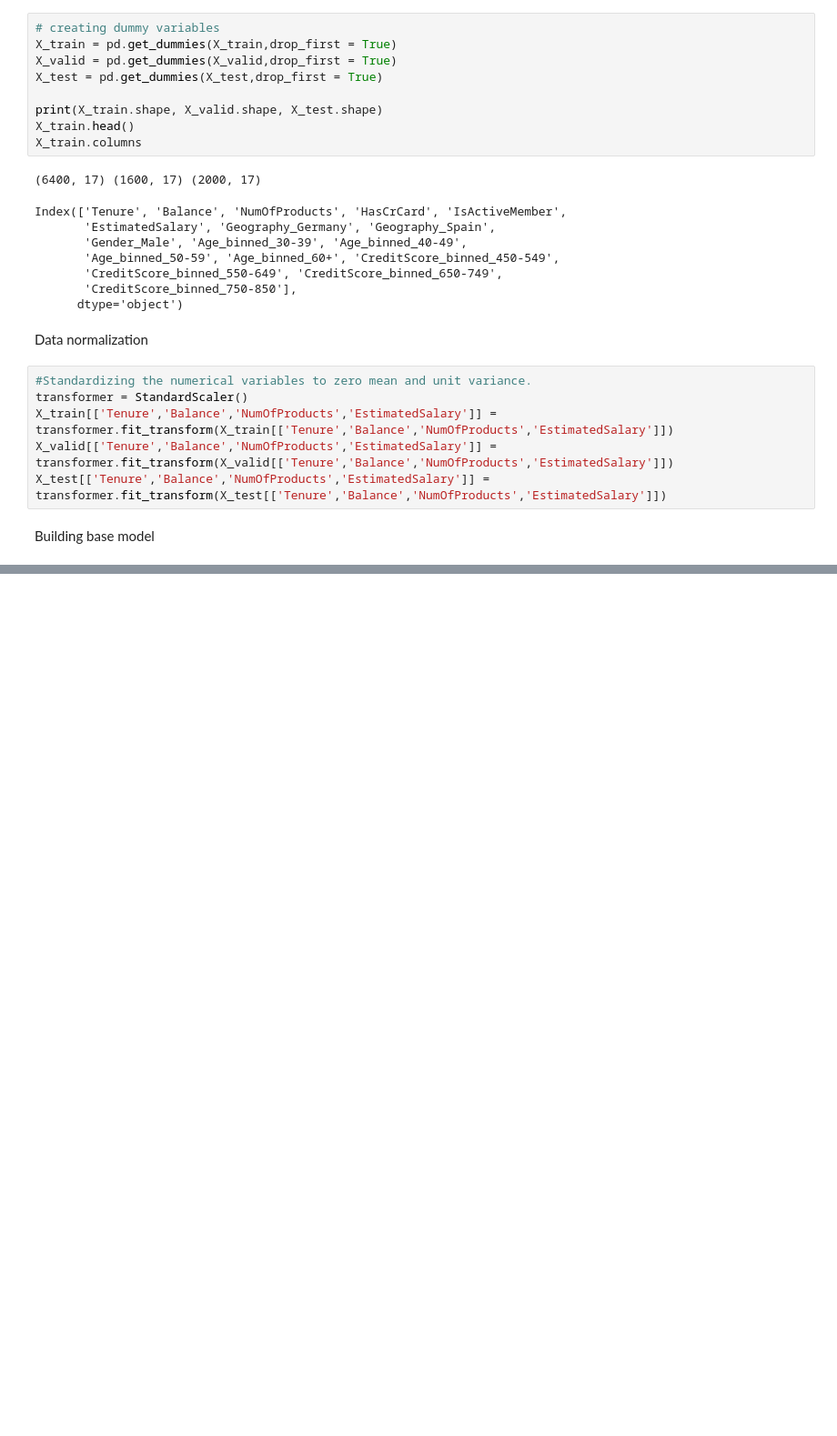
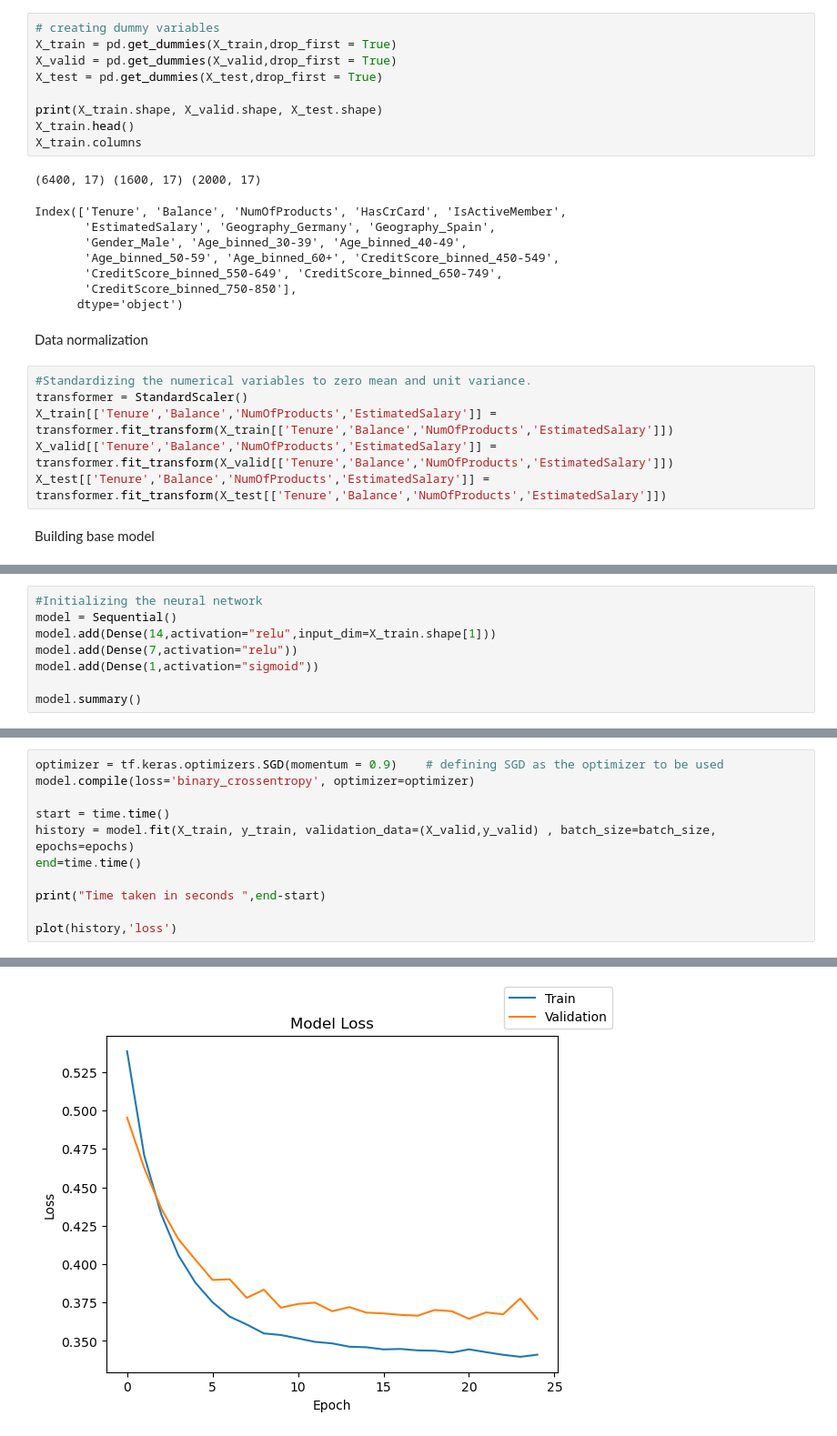
Before and after one commit to adwoaBoadi/Neural-Network-Modeling, a Jupyter notebook: data_modeling.ipynb, the cells around one changed output, grey strips where cells are left out. Shown at 91% size. Cells and saved outputs as stored; diff of their text form; blank space fills up the shorter version.

```diff
--- a/data_modeling.ipynb
+++ b/data_modeling.ipynb
@@ -131,0 +232,8 @@ Building base model
+# %%
+#Initializing the neural network
+model = Sequential()
+model.add(Dense(14,activation="relu",input_dim=X_train.shape[1]))
+model.add(Dense(7,activation="relu"))
+model.add(Dense(1,activation="sigmoid"))
+
+model.summary()
@@ -131,0 +256,12 @@ Building base model
+# %%
+optimizer = tf.keras.optimizers.SGD(momentum = 0.9)    # defining SGD as the optimizer to be used
+model.compile(loss='binary_crossentropy', optimizer=optimizer)
+
+start = time.time()
+history = model.fit(X_train, y_train, validation_data=(X_valid,y_valid) , batch_size=batch_size, epochs=epochs)
+end=time.time()
+
+print("Time taken in seconds ",end-start)
+
+plot(history,'loss')
+# %% [output]
@@ -131,0 +286 @@ Building base model
+[figure, added]
```
Also changed, not shown: parts of 16 cells of this notebook, 2 other files.
